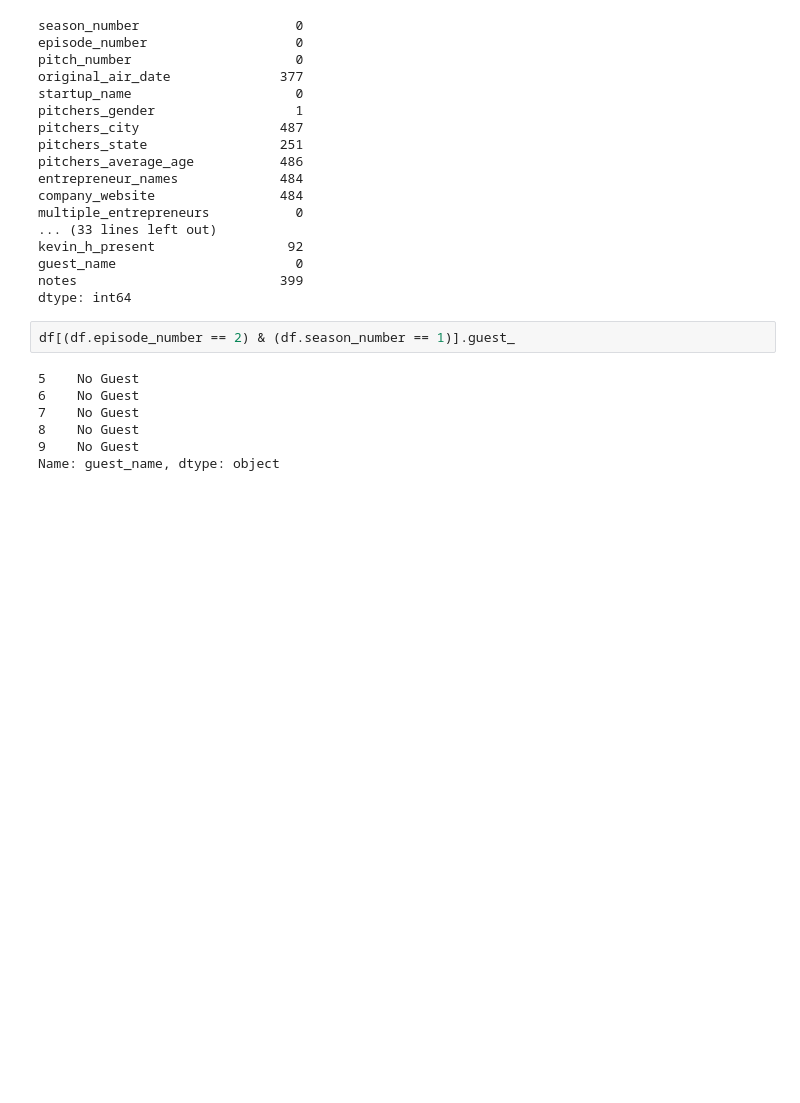
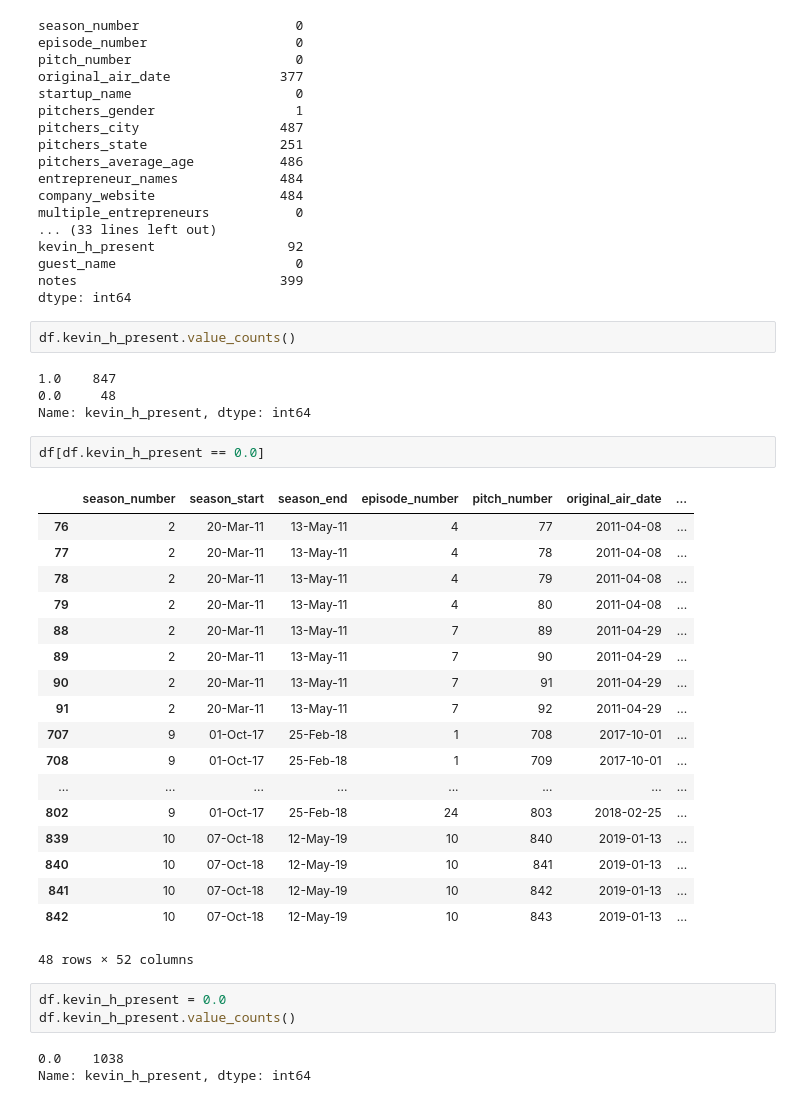
Before and after one commit to CGrannan/shark_tank, a Jupyter notebook: shark_tank.ipynb, the cells around one changed output. Saved outputs shown, nothing was run; the diff lists cells and outputs as text; blank space fills up the shorter version.

Commit message:
organized notebook + merged some columns

```diff
--- a/shark_tank.ipynb
+++ b/shark_tank.ipynb
@@ -488,11 +448,35 @@ guest_name                       0
 notes                          399
 dtype: int64
 # %%
-df[(df.episode_number == 2) & (df.season_number == 1)].guest_
+df.kevin_h_present.value_counts()
 # %% [output]
-5    No Guest
-6    No Guest
-7    No Guest
-8    No Guest
-9    No Guest
-Name: guest_name, dtype: object
+1.0    847
+0.0     48
+Name: kevin_h_present, dtype: int64
+# %%
+df[df.kevin_h_present == 0.0]
+# %% [output]
+|  | season_number | season_start | season_end | episode_number | pitch_number | original_air_date | ... |
+| 76 | 2 | 20-Mar-11 | 13-May-11 | 4 | 77 | 2011-04-08 | ... |
+| 77 | 2 | 20-Mar-11 | 13-May-11 | 4 | 78 | 2011-04-08 | ... |
+| 78 | 2 | 20-Mar-11 | 13-May-11 | 4 | 79 | 2011-04-08 | ... |
+| 79 | 2 | 20-Mar-11 | 13-May-11 | 4 | 80 | 2011-04-08 | ... |
+| 88 | 2 | 20-Mar-11 | 13-May-11 | 7 | 89 | 2011-04-29 | ... |
+| 89 | 2 | 20-Mar-11 | 13-May-11 | 7 | 90 | 2011-04-29 | ... |
+| 90 | 2 | 20-Mar-11 | 13-May-11 | 7 | 91 | 2011-04-29 | ... |
+| 91 | 2 | 20-Mar-11 | 13-May-11 | 7 | 92 | 2011-04-29 | ... |
+| 707 | 9 | 01-Oct-17 | 25-Feb-18 | 1 | 708 | 2017-10-01 | ... |
+| 708 | 9 | 01-Oct-17 | 25-Feb-18 | 1 | 709 | 2017-10-01 | ... |
+| ... | ... | ... | ... | ... | ... | ... | ... |
+| 802 | 9 | 01-Oct-17 | 25-Feb-18 | 24 | 803 | 2018-02-25 | ... |
+| 839 | 10 | 07-Oct-18 | 12-May-19 | 10 | 840 | 2019-01-13 | ... |
+| 840 | 10 | 07-Oct-18 | 12-May-19 | 10 | 841 | 2019-01-13 | ... |
+| 841 | 10 | 07-Oct-18 | 12-May-19 | 10 | 842 | 2019-01-13 | ... |
+| 842 | 10 | 07-Oct-18 | 12-May-19 | 10 | 843 | 2019-01-13 | ... |
+48 rows × 52 columns
+# %%
+df.kevin_h_present = 0.0
+df.kevin_h_present.value_counts()
+# %% [output]
+0.0    1038
+Name: kevin_h_present, dtype: int64
```
Also changed, not shown: parts of 31 cells of this notebook, 1 other file.
